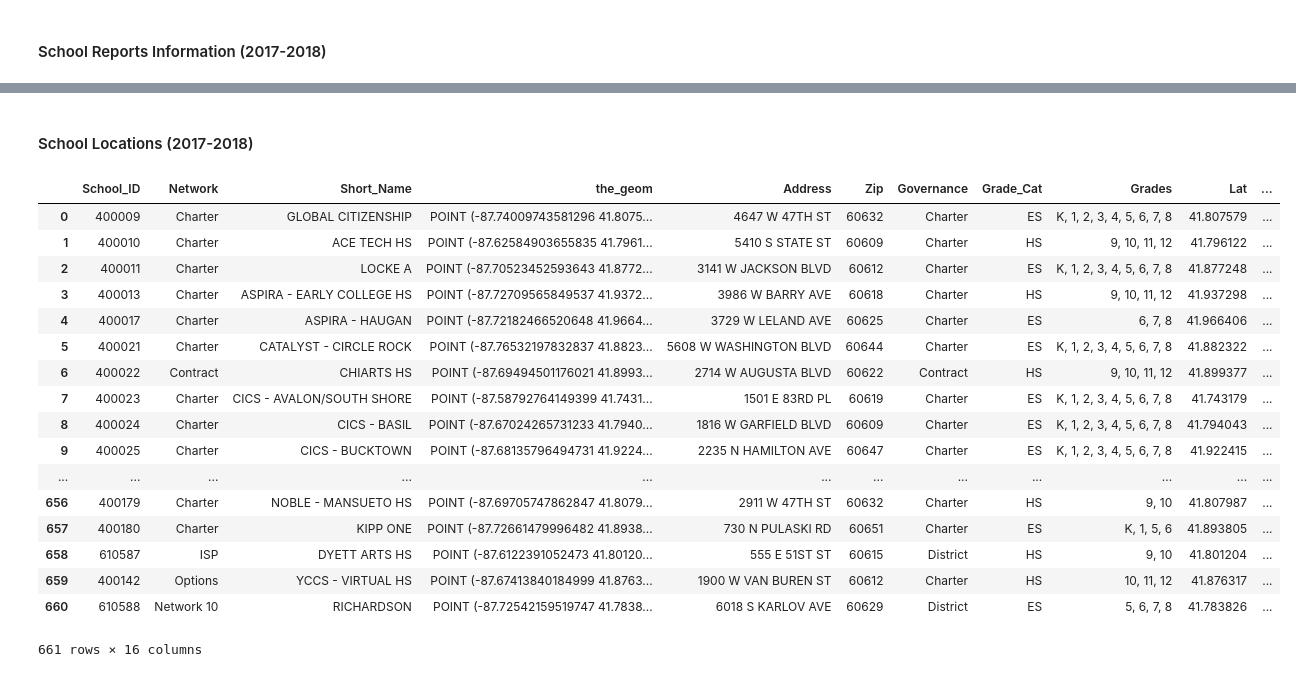
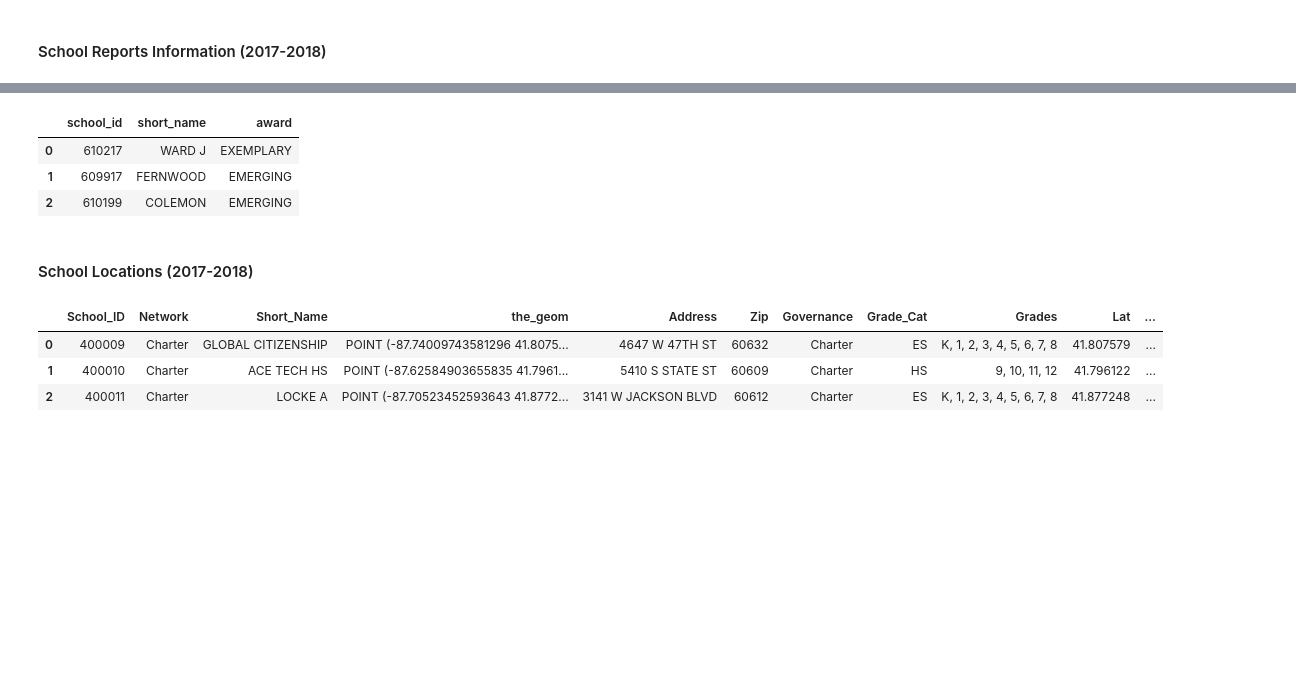
Before and after one commit to kathleengraham/chicago-public-school-ETL, a Jupyter notebook: cps-etl.ipynb, the cells around one changed output, grey strips where cells are left out. Cells and saved outputs as stored; diff of their text form; code cells hidden in the pictures; blank space fills up the shorter version.

```diff
--- a/cps-etl.ipynb
+++ b/cps-etl.ipynb
@@ -107,27 +71,28 @@ reports_df
+# %%
+# renamed columns of school reports data frame
+reports_mapping = {
+    'School_ID': 'school_id',
+    'Short_Name': 'short_name',
+    'Supportive_School_Award': 'award'
+}
+
+mapped_reports_df = reports_df.rename(columns=reports_mapping)
+mapped_reports_df.head(3)
+# %% [output]
+|  | school_id | short_name | award |
+| 0 | 610217 | WARD J | EXEMPLARY |
+| 1 | 609917 | FERNWOOD | EMERGING |
+| 2 | 610199 | COLEMON | EMERGING |
 # %% [markdown]
 #### School Locations (2017-2018)
 # %%
 # extract school locations
 school_locations_file = "data/cps-school-locations-17-18.csv"
 school_locations_df = pd.read_csv(school_locations_file)
-school_locations_df
+school_locations_df.head(3)
 # %% [output]
 |  | School_ID | Network | Short_Name | the_geom | Address | Zip | Governance | Grade_Cat | Grades | Lat | ... |
 | 0 | 400009 | Charter | GLOBAL CITIZENSHIP | POINT (-87.74009743581296 41.8075... | 4647 W 47TH ST | 60632 | Charter | ES | K, 1, 2, 3, 4, 5, 6, 7, 8 | 41.807579 | ... |
 | 1 | 400010 | Charter | ACE TECH HS | POINT (-87.62584903655835 41.7961... | 5410 S STATE ST | 60609 | Charter | HS | 9, 10, 11, 12 | 41.796122 | ... |
 | 2 | 400011 | Charter | LOCKE A | POINT (-87.70523452593643 41.8772... | 3141 W JACKSON BLVD | 60612 | Charter | ES | K, 1, 2, 3, 4, 5, 6, 7, 8 | 41.877248 | ... |
-| 3 | 400013 | Charter | ASPIRA - EARLY COLLEGE HS | POINT (-87.72709565849537 41.9372... | 3986 W BARRY AVE | 60618 | Charter | HS | 9, 10, 11, 12 | 41.937298 | ... |
-| 4 | 400017 | Charter | ASPIRA - HAUGAN | POINT (-87.72182466520648 41.9664... | 3729 W LELAND AVE | 60625 | Charter | ES | 6, 7, 8 | 41.966406 | ... |
-| 5 | 400021 | Charter | CATALYST - CIRCLE ROCK | POINT (-87.76532197832837 41.8823... | 5608 W WASHINGTON BLVD | 60644 | Charter | ES | K, 1, 2, 3, 4, 5, 6, 7, 8 | 41.882322 | ... |
-| 6 | 400022 | Contract | CHIARTS HS | POINT (-87.69494501176021 41.8993... | 2714 W AUGUSTA BLVD | 60622 | Contract | HS | 9, 10, 11, 12 | 41.899377 | ... |
-| 7 | 400023 | Charter | CICS - AVALON/SOUTH SHORE | POINT (-87.58792764149399 41.7431... | 1501 E 83RD PL | 60619 | Charter | ES | K, 1, 2, 3, 4, 5, 6, 7, 8 | 41.743179 | ... |
-| 8 | 400024 | Charter | CICS - BASIL | POINT (-87.67024265731233 41.7940... | 1816 W GARFIELD BLVD | 60609 | Charter | ES | K, 1, 2, 3, 4, 5, 6, 7, 8 | 41.794043 | ... |
-| 9 | 400025 | Charter | CICS - BUCKTOWN | POINT (-87.68135796494731 41.9224... | 2235 N HAMILTON AVE | 60647 | Charter | ES | K, 1, 2, 3, 4, 5, 6, 7, 8 | 41.922415 | ... |
-| ... | ... | ... | ... | ... | ... | ... | ... | ... | ... | ... | ... |
-| 656 | 400179 | Charter | NOBLE - MANSUETO HS | POINT (-87.69705747862847 41.8079... | 2911 W 47TH ST | 60632 | Charter | HS | 9, 10 | 41.807987 | ... |
-| 657 | 400180 | Charter | KIPP ONE | POINT (-87.72661479996482 41.8938... | 730 N PULASKI RD | 60651 | Charter | ES | K, 1, 5, 6 | 41.893805 | ... |
-| 658 | 610587 | ISP | DYETT ARTS HS | POINT (-87.6122391052473 41.80120... | 555 E 51ST ST | 60615 | District | HS | 9, 10 | 41.801204 | ... |
-| 659 | 400142 | Options | YCCS - VIRTUAL HS | POINT (-87.67413840184999 41.8763... | 1900 W VAN BUREN ST | 60612 | Charter | HS | 10, 11, 12 | 41.876317 | ... |
-| 660 | 610588 | Network 10 | RICHARDSON | POINT (-87.72542159519747 41.7838... | 6018 S KARLOV AVE | 60629 | District | ES | 5, 6, 7, 8 | 41.783826 | ... |
-661 rows × 16 columns
 # %%
```
Also changed, not shown: parts of 18 cells of this notebook, 3 other files.
